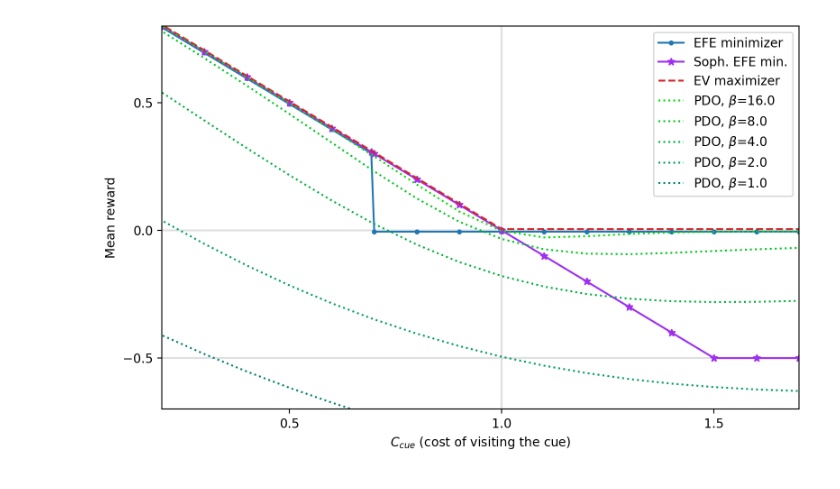
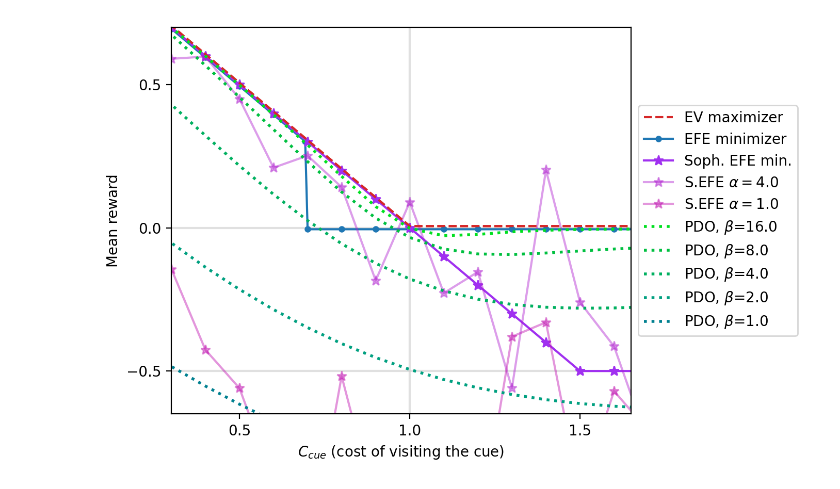
Before and after one commit to gavento/pymdp, a Jupyter notebook: notebooks/pdo_plots.ipynb, the cells around one changed output. Cells and saved outputs as stored; diff of their text form; code cells hidden in the pictures.

Commit message:
Update plotting notebook - several style and content updates

```diff
--- a/notebooks/pdo_plots.ipynb
+++ b/notebooks/pdo_plots.ipynb
@@ -162,14 +161,14 @@ T_LOSS = -4.0
 
 # X = np.concatenate([[-0.4, -0.35, -0.3, -0.25], np.arange(-0.2, 0.5, 0.05),
 #                    np.arange(0.5, 1.0, 0.02), np.arange(1.0, 1.901, 0.05)])
-X = np.array(sorted(list(np.arange(-0.2, 1.9, 0.1))+[0.693]))
+X = np.arange(-0.2, 1.9, 0.1)
+X_EFE = np.array(sorted(list(X)+[0.693]))
+X_EFE2 = np.array(sorted(list(X_EFE)+[0.65, 0.675]))
 
-Y = np.zeros_like(X)
-Ystd = np.zeros_like(X)
-
-
-def do_the_plot(label, agent_type, color=None, reps=REPS, offset=0, override=None, style="-", **kwargs):
+def do_the_plot(label, agent_type, color=None, reps=REPS, offset=0, override=None, style="-", X=X, linewidth=1.5, markersize=7, background=False, **kwargs):
     # offset *= 0.013
+    Y = np.zeros_like(X)
+    Ystd = np.zeros_like(X)
     for i in tqdm.trange(len(X), desc=label, leave=True):
         _reps = reps
         if callable(reps):
@@ -183,46 +182,56 @@ def do_the_plot(label, agent_type, color=None, reps=REPS, offset=0, override=Non
         if override is not None:
             Y[i] = override(X[i], Y[i])
     # Plot the results with error bars
     # if agent_type == "EFE":
     #     plt.errorbar(X-offset*0.01, Y-offset*0.005, yerr=Ystd/10, fmt="-", label=label, color=color)
-    plt.plot(X-offset*0.0, Y-offset*0.01, style, label=label, color=color)
+    plt.plot(X-offset*0.0, Y-offset*0.01, style, label=label, color=color, linewidth=linewidth, markersize=markersize)
+    if background:
+        plt.plot(X-offset*0.0, Y-offset*0.01, "-", label=None, color=color, linewidth=linewidth, markersize=0, alpha=0.3)
 
 
-plt.figure(figsize=(8, 5), dpi=200)
+plt.figure(figsize=(7, 4.5), dpi=200)
 plt.hlines([-0.5,0,1], -10, 10, linestyle="-", color="#ccc9")
 plt.vlines([0,1], -10, 10, linestyle="-", color="#ccc9")
 
 # Select the set matplotlib palette
 palette = plt.get_cmap('tab10')
 
-do_the_plot("EFE minimizer", "EFE", palette.colors[0], sophisticated=False, offset=0.5, style=".-")
-# COLORS = ["#4050a0a0", "#5040a0a0"]
-# for i, beta in enumerate([4.0, 1.0]):
-#     do_the_plot(f"EFE, $\\alpha={beta}$", "EFE", COLORS[i], sophisticated=False, offset=1, action_selection="stochastic", alpha=beta, reps=1000)
+do_the_plot("EV maximizer", "PDO", palette.colors[3], ev=True, direct=True, offset=-0.6, style="--")
+
+do_the_plot("EFE minimizer", "EFE", "#1f77b4", sophisticated=False, offset=0.5, style=".-", X=X_EFE)
+# COLORS = ["#2080e0a0", "#4050e0a0", "#6030e090"]
+# for i, beta in enumerate([4.0, 2.0, 1.0]):
+#     if beta != 2.0:
+#         do_the_plot(f"EFE, $\\alpha={beta}$", "EFE", COLORS[i], sophisticated=False, offset=0.5, action_selection="stochastic",
+#                     alpha=beta, reps=lambda x: 10000 if x > 0.5 and x < 0.8 else 1000, style=".-", X=X_EFE2)
 
 do_the_plot("Soph. EFE min.", "EFE", "#a030f0", sophisticated=True, override=lambda x, y: y if x < 1.5 else -0.5, offset=0, style="*-")
-# COLORS = ["#b020d0", "#c010b0"]
-# for i, beta in enumerate([2.0, 1.0]):
-#     do_the_plot(f"S.EFE $\\alpha={beta}$", "EFE", COLORS[i], sophisticated=True, offset=-1, action_selection="stochastic", alpha=beta, reps=50)
+COLORS = ["#b020d070", "#c010b070"]
+for i, beta in enumerate([4.0, 1.0]):
+    do_the_plot(f"S.EFE $\\alpha={beta}$", "EFE", COLORS[i], sophisticated=True, offset=-1, action_selection="stochastic", alpha=beta, reps=50, style="*-")
 
-do_the_plot("EV maximizer", "PDO", palette.colors[3], ev=True, direct=True, offset=-0.5, style="--")
+# Again for visibility
+do_the_plot(None, "PDO", palette.colors[3], ev=True, direct=True, offset=-0.6, style="--")
 
-COLORS = ["#00e000", "#00c720", "#00b040", "#00a060", "#008070", ]
+
+# COLORS = ["#a07000", "#509040", "#00b060", "#00a080", "#008090", ]
+COLORS = ["#00e020", "#00c040", "#00b060", "#00a080", "#008090", ]
 for i, beta in enumerate([16.0, 8.0, 4.0, 2.0, 1.0]):
     do_the_plot(f"PDO, $\\beta$={beta:.3}", "PDO", style=":",
-                color=COLORS[i], ev=False, direct=True, beta=beta, offset=0)
+                color=COLORS[i], ev=False, direct=True, beta=beta, offset=0, linewidth=2, background=False)
 
 plt.xlabel("$C_{cue}$ (cost of visiting the cue)")
 plt.ylabel("Mean reward")
 # plt.ylim(-2.4, 1.2)
 # plt.xlim(-0.2, 1.7)
 plt.xticks(np.arange(-5, 5, 0.5))
 plt.yticks(np.arange(-5, 5, 0.5))
-plt.ylim(-0.7, 0.8)
-plt.xlim(0.2, 1.7)
+plt.ylim(-0.65, 0.7)
+plt.xlim(0.3, 1.65)
+# Legend is too big for the figure, place it outside to the right
+plt.legend(loc="center left", bbox_to_anchor=(1.0, 0.5))
 plt.tight_layout()
-plt.legend()
 plt.savefig("ev.pdf")
 plt.show()
 # %% [output]
-[figure, old version]
+[figure, new version]
```
Also changed, not shown: parts of 4 cells of this notebook.
